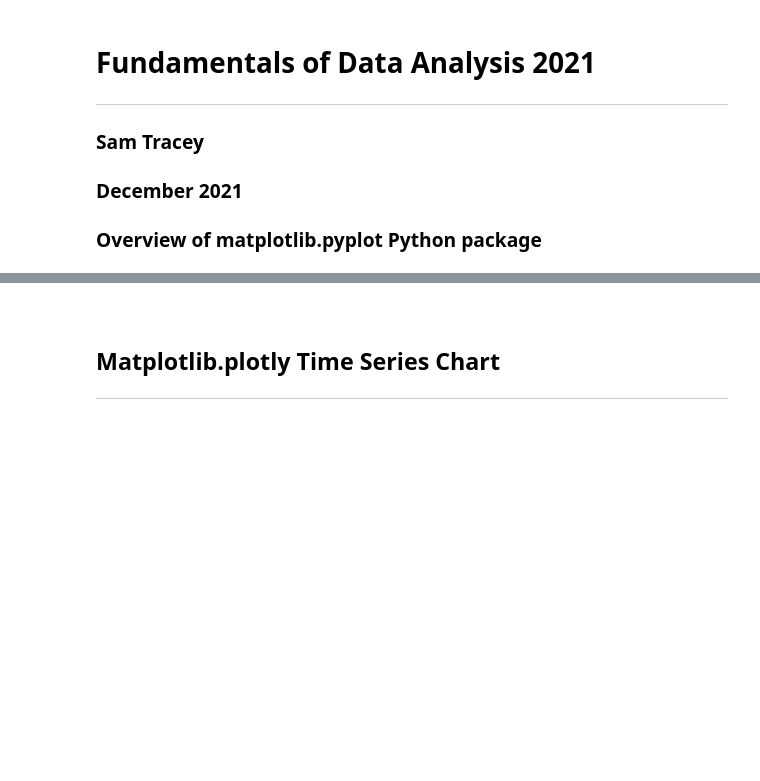
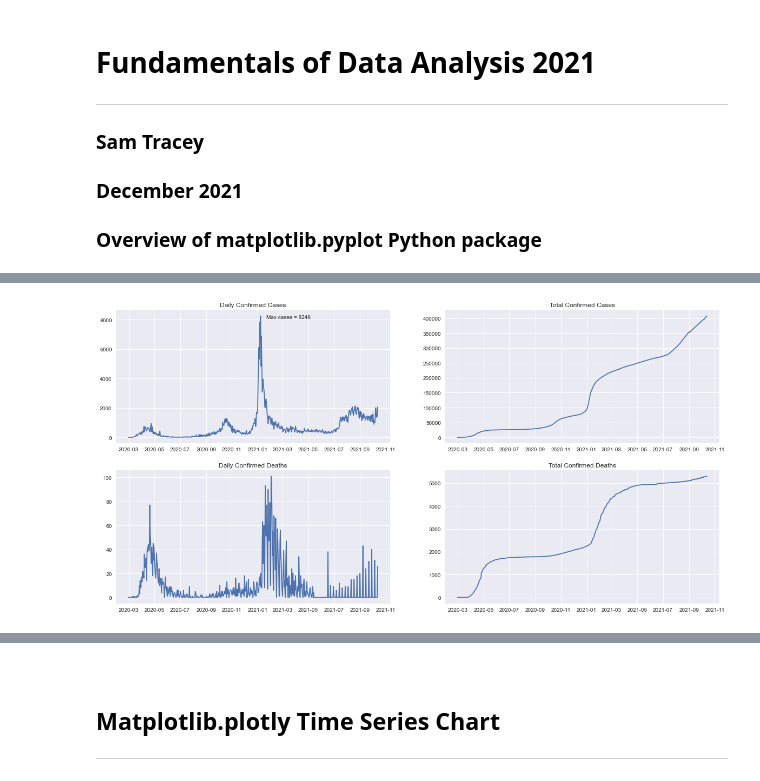
Before and after one commit to Sam-Tracey/Fundamentals-of-Data-Analysis, a Jupyter notebook: pyplot.ipynb, the cells around one changed output, grey strips where cells are left out. Drawn from its saved outputs; the diff is of its cells as text; code cells hidden in the pictures; blank space fills up the shorter version.

```diff
--- a/pyplot.ipynb
+++ b/pyplot.ipynb
@@ -97,0 +106,13 @@ df.head(10)
+# %%
+fig, axs = plt.subplots(2, 2, figsize=(20,10))
+axs[0, 0].plot(df['Date'], df['ConfirmedCovidCases'])
+axs[0, 0].title.set_text('Daily Confirmed Cases')
+axs[0,0].text(0.37, 1.53, 'Max cases = 8248', horizontalalignment='center', verticalalignment='center', transform=ax.transAxes)
+axs[0, 1].plot(df['Date'], df['TotalConfirmedCovidCases'])
+axs[0, 1].title.set_text('Total Confirmed Cases')
+axs[1, 0].plot(df['Date'], df['ConfirmedCovidDeaths'])
+axs[1, 0].title.set_text('Daily Confirmed Deaths')
+axs[1, 1].plot(df['Date'], df['TotalCovidDeaths'])
+axs[1, 1].title.set_text('Total Confirmed Deaths')
+# %% [output]
+[figure, added]
```
Also changed, not shown: parts of 14 cells of this notebook.
